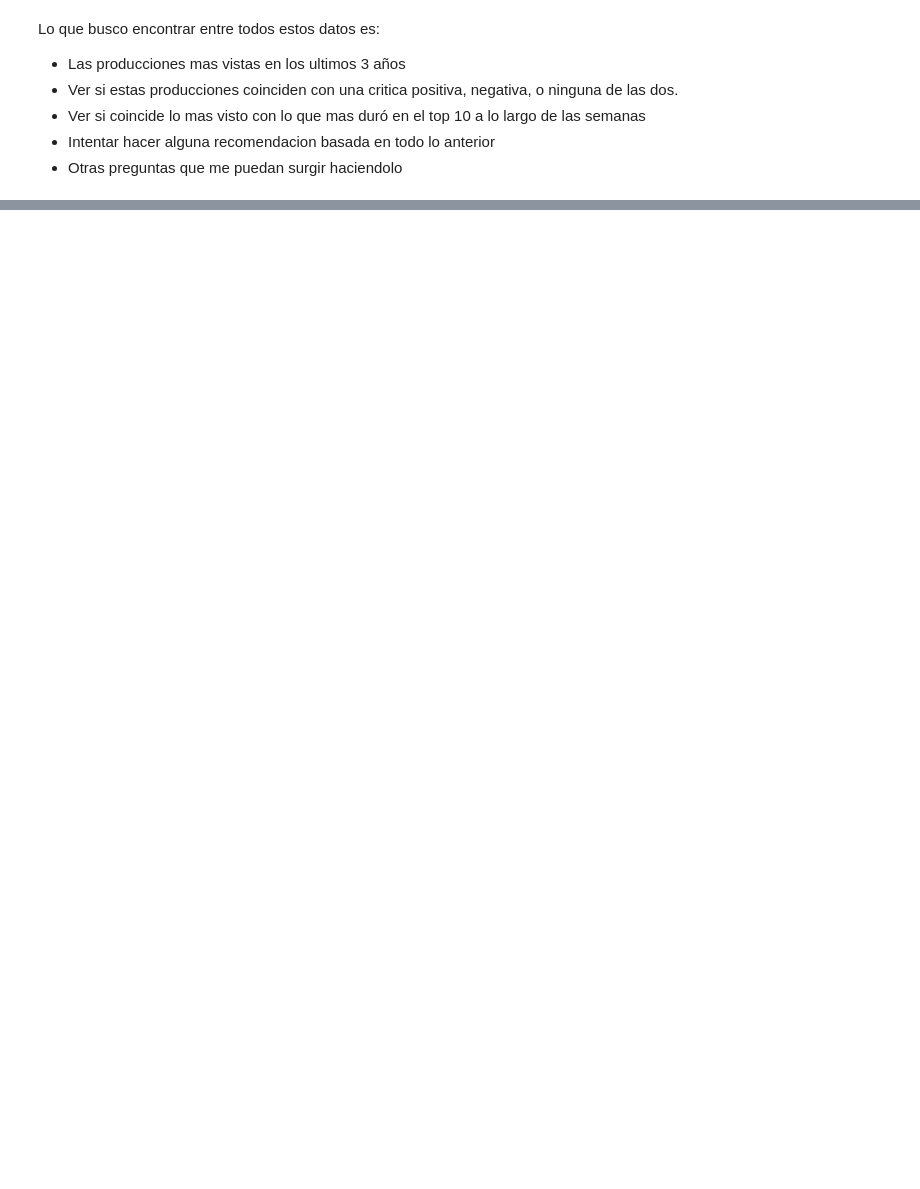
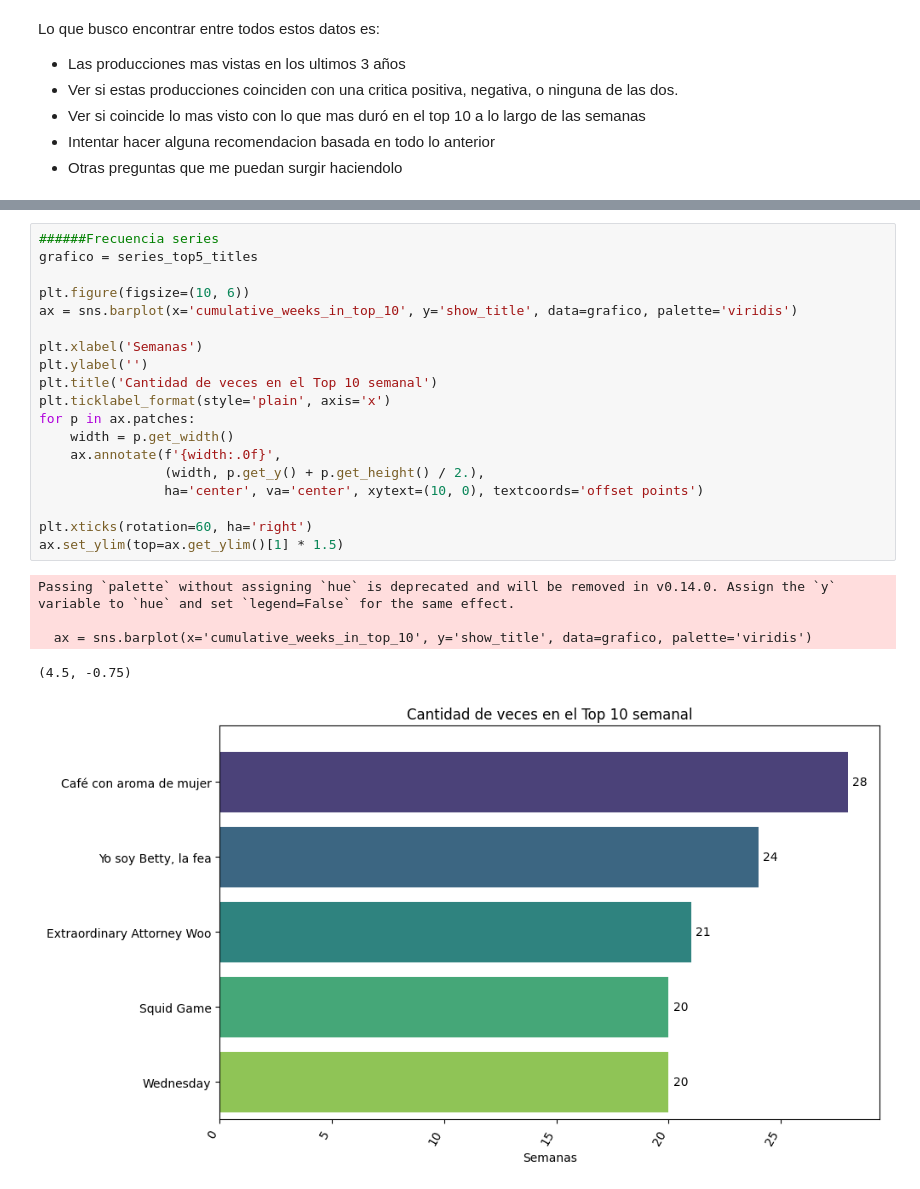
Before and after one commit to Noumah-Imbert/ONLINE_DS_THEBRIDGE_Noumah, a Jupyter notebook: EDA/InformacionEDA.ipynb, the cells around one changed output, grey strips where cells are left out. Drawn from its saved outputs; the diff is of its cells as text; blank space fills up the shorter version.

```diff
--- a/EDA/InformacionEDA.ipynb
+++ b/EDA/InformacionEDA.ipynb
@@ -27,0 +406,25 @@ Lo que busco encontrar entre todos estos datos es:
+# %%
+######Frecuencia series
+grafico = series_top5_titles
+
+plt.figure(figsize=(10, 6))
+ax = sns.barplot(x='cumulative_weeks_in_top_10', y='show_title', data=grafico, palette='viridis')
+
+plt.xlabel('Semanas')
+plt.ylabel('')
+plt.title('Cantidad de veces en el Top 10 semanal')
+plt.ticklabel_format(style='plain', axis='x')
+for p in ax.patches:
+    width = p.get_width()
+    ax.annotate(f'{width:.0f}',
+                (width, p.get_y() + p.get_height() / 2.),
+                ha='center', va='center', xytext=(10, 0), textcoords='offset points')
+
+plt.xticks(rotation=60, ha='right')
+ax.set_ylim(top=ax.get_ylim()[1] * 1.5)
+# %% [output]
+Passing `palette` without assigning `hue` is deprecated and will be removed in v0.14.0. Assign the `y` variable to `hue` and set `legend=False` for the same effect.
+
+  ax = sns.barplot(x='cumulative_weeks_in_top_10', y='show_title', data=grafico, palette='viridis')
+(4.5, -0.75)
+[figure, added]
```
Also changed, not shown: parts of 28 cells of this notebook.
